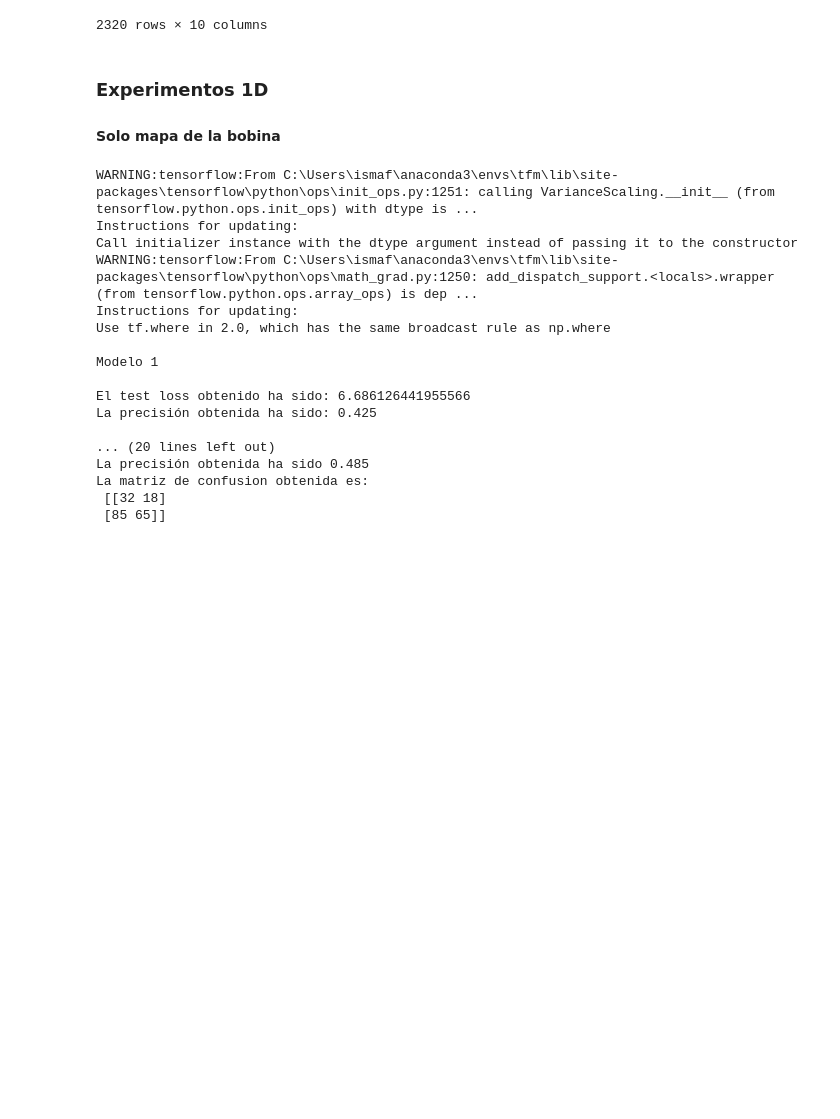
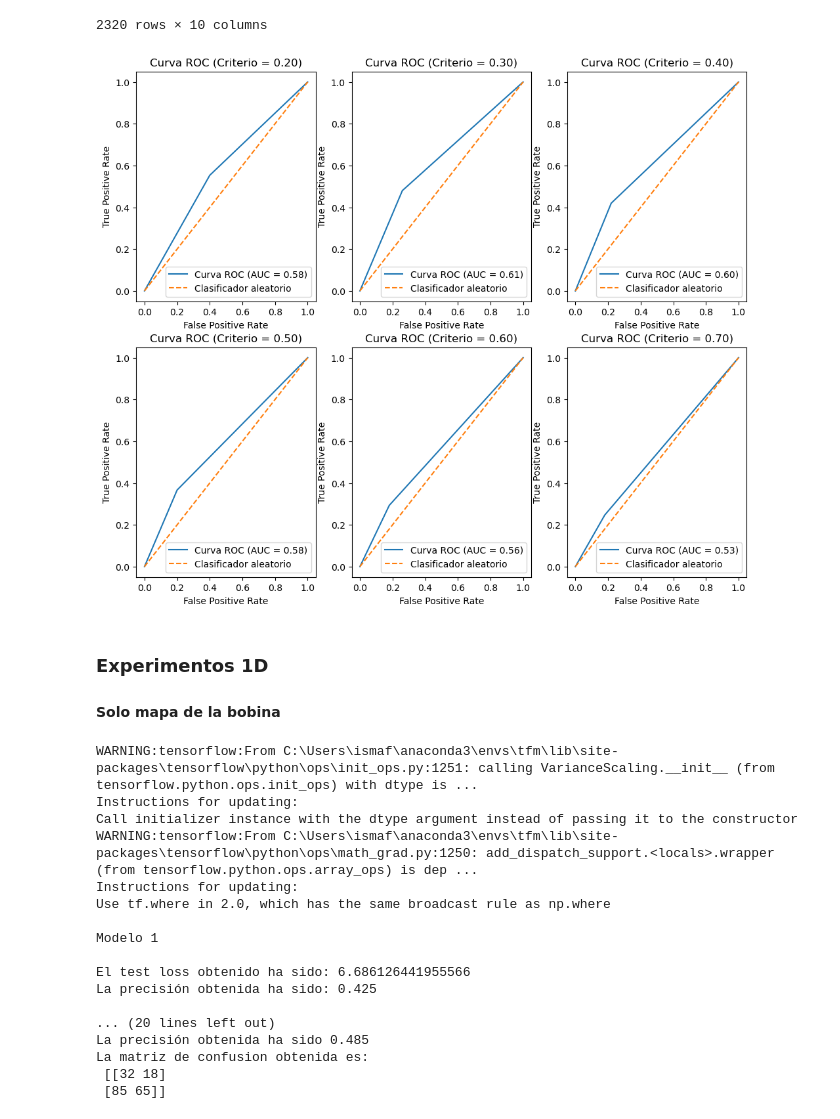
Before and after one commit to ifh1001/TFM, a Jupyter notebook: src/EvaluacionCNNs.ipynb, the cells around one changed output. Drawn from its saved outputs; the diff is of its cells as text; code cells hidden in the pictures; blank space fills up the shorter version.

Commit message:
Modelos para datos 2D con datos normalizados + Curva ROC

```diff
--- a/src/EvaluacionCNNs.ipynb
+++ b/src/EvaluacionCNNs.ipynb
@@ -294,23 +318,30 @@ def modeloCVNorm(X, XNorm, Y, muestraX, muestraXNorm, muestraY, maxLongitud,
+# %%
+def curvasROC():
+    modelos, historial = modeloCV(np.array(X), np.array(Y), muestraX, muestraY, maxLongitud)
+    criterios = [0.2, 0.3, 0.4, 0.5, 0.6, 0.7]
+    fig, axs = plt.subplots(2, 3, figsize=(12, 10))
+
+
+    for i, criterio in enumerate(criterios):
+        predicciones = evaluaModelo(modelos, muestraX, muestraY, criterio, mostrar=False)
+        fpr, tpr, thresholds = roc_curve(muestraY, predicciones,)
+        roc_auc = auc(fpr, tpr)
+
+        fila = i // 3
+        col = i % 3
+
+        axs[fila, col].plot(fpr, tpr, label='Curva ROC (AUC = %0.2f)' % roc_auc)
+        axs[fila, col].plot([0, 1], [0, 1], '--', label='Clasificador aleatorio')
+        axs[fila, col].set_xlabel('False Positive Rate')
+        axs[fila, col].set_ylabel('True Positive Rate')
+        axs[fila, col].set_title('Curva ROC (Criterio = %0.2f)' % criterio)
+        axs[fila, col].legend(loc="lower right")
+
+    plt.show()
 # %%
-def evaluaModelo(modelos, muestraX, muestraY):
-    predicciones = np.zeros((len(muestraY),1))
-
-    for m in modelos:
-        predicciones = np.sum([predicciones, m.predict(muestraX)], axis=0)
-
-    predicciones = predicciones/len(modelos)
-
-    Yprocesada = []
-    for y in predicciones:
-        if y <= 0.5:
-            Yprocesada.append(0)
-        else:
-            Yprocesada.append(1)
-
-    # Se muestra la matriz de confusión
-    tn, fp, fn, tp = confusion_matrix(muestraY, Yprocesada).ravel()
-    print("\nLa precisión obtenida ha sido", (tn+tp)/(tn+fp+fn+tp))
-    print("La matriz de confusion obtenida es:\n", confusion_matrix(muestraY, Yprocesada))
+curvasROC()
+# %% [output]
+[figure, added]
 # %% [markdown]
 ### Experimentos 1D
 
```
Also changed, not shown: parts of 17 cells of this notebook.
